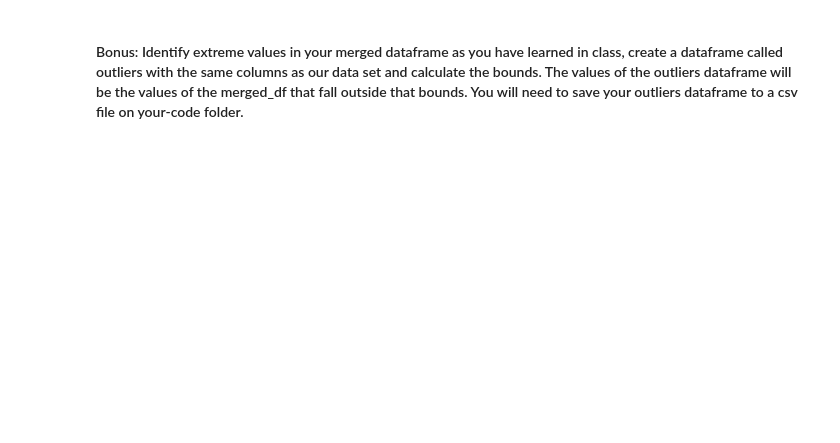
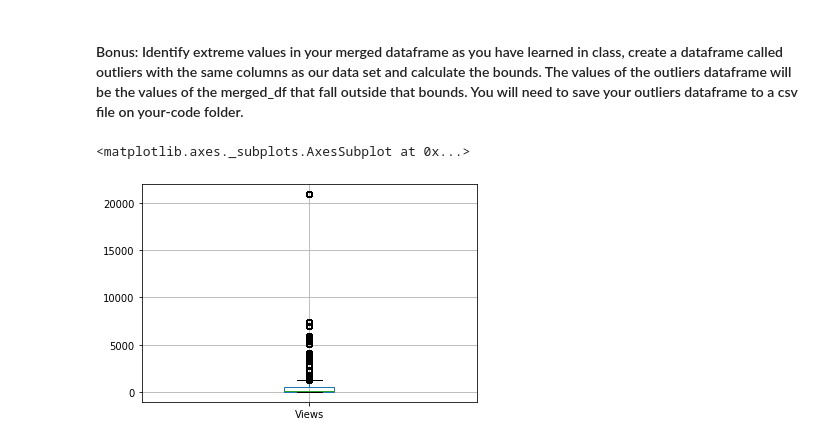
Before and after one commit to CristopherRL/dataptmad1019, a Jupyter notebook: module-1/lab-data_cleaning/your-code/main.ipynb, the cells around one changed output. Saved outputs shown, nothing was run; the diff lists cells and outputs as text; code cells hidden in the pictures; blank space fills up the shorter version.

```diff
--- a/module-1/lab-data_cleaning/your-code/main.ipynb
+++ b/module-1/lab-data_cleaning/your-code/main.ipynb
@@ -224,2 +237,7 @@ new_df['ViewCount'].astype('int')
 # %% [markdown]
 #### Bonus: Identify extreme values in your merged dataframe as you have learned in class, create a dataframe called outliers with the same columns as our data set and calculate the bounds. The values of the outliers dataframe will be the values of the merged_df that fall outside that bounds. You will need to save your outliers dataframe to a csv file on your-code folder.
+# %%
+new_df.boxplot(column='Views')
+# %% [output]
+<matplotlib.axes._subplots.AxesSubplot at 0x...>
+[figure, added]
```
Also changed, not shown: parts of 2 cells of this notebook.
